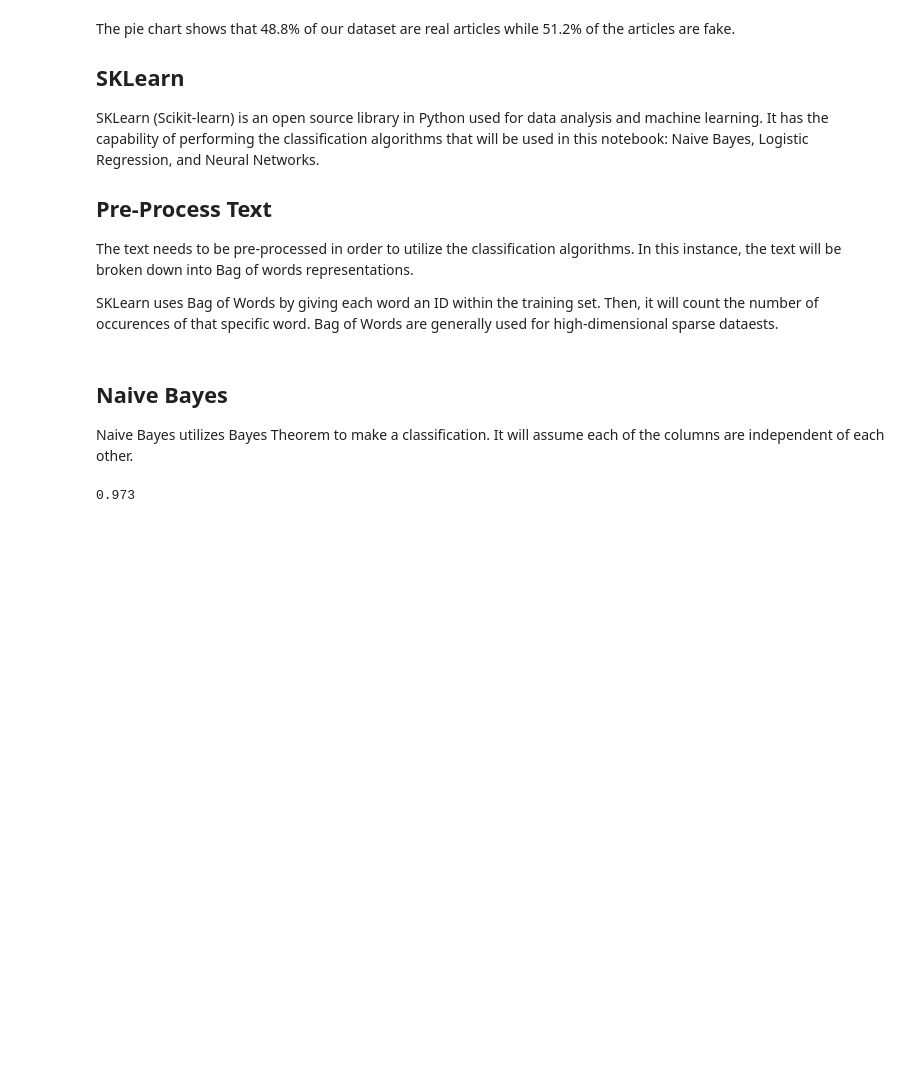
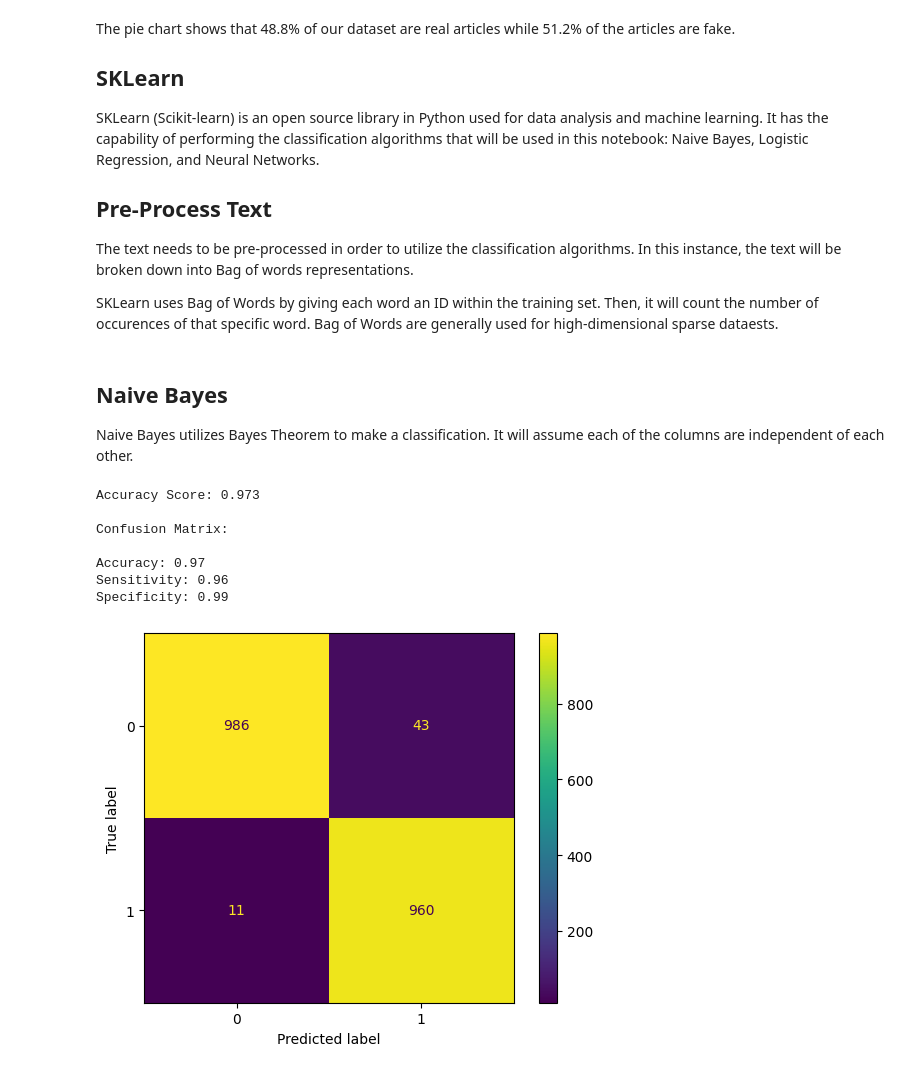
Before and after one commit to AlejoVinluan/NLP-Examples, a Jupyter notebook: Program 6/main.ipynb, the cells around one changed output. Saved outputs shown, nothing was run; the diff lists cells and outputs as text; code cells hidden in the pictures; blank space fills up the shorter version.

```diff
--- a/Program 6/main.ipynb
+++ b/Program 6/main.ipynb
@@ -37,9 +37,7 @@ data = data.sample(n=10000, random_state=123)
 data = data.dropna()
 
 # Split data into 80% train and 20% test
-x_train, x_test, y_train, y_test = train_test_split(data['text'], data['real'], test_size=0.2, random_state=123)
-
-test, train = train_test_split(data, test_size=0.2, random_state=123)
+train, test = train_test_split(data, test_size=0.2, random_state=123)
 # %% [markdown]
 ## Distribution of Real Articles vs Fake
 The following pie chart shows the distribution of the dataset of real articles and fake articles.
@@ -73,26 +71,61 @@ The text needs to be pre-processed in order to utilize the classification algori
 SKLearn uses Bag of Words by giving each word an ID within the training set. Then, it will count the number of occurences of that specific word. Bag of Words are generally used for high-dimensional sparse dataests.
 # %%
 from sklearn.feature_extraction.text import CountVectorizer
+
+# Split the train columns into real and text
+text_train = train['text']
+real_train = train['real']
+
+# Split the test columns into real and text
+text_test = test['text']
+real_test = test['real']
 
 # Utilize Bag of Words for each column in the train and test set
 count_vect = CountVectorizer()
 
 # Transform the training data into Bag of Words
-x_train = count_vect.fit_transform(x_train)
-x_test = count_vect.transform(x_test)
+text_train = count_vect.fit_transform(text_train)
+text_test = count_vect.transform(text_test)
 # %% [markdown]
 ## Naive Bayes
 
 Naive Bayes utilizes Bayes Theorem to make a classification. It will assume each of the columns are independent of each other.
-# %%
-from sklearn.naive_bayes import MultinomialNB
-from sklearn.metrics import accuracy_score
-
-nb = MultinomialNB()
-nb.fit(x_train, y_train)
-
-predictions = nb.predict(x_test)
-
-accuracy = accuracy_score(y_test, predictions)
-# %% [output]
-0.973
+# %%
+from sklearn.naive_bayes import MultinomialNB
+from sklearn.metrics import accuracy_score, confusion_matrix, ConfusionMatrixDisplay
+
+nb = MultinomialNB()
+nb.fit(text_train, real_train)
+
+predictions = nb.predict(text_test)
+
+# Find accuracy of the model
+accu_score = accuracy_score(real_test, predictions)
+print("Accuracy Score:", accu_score, "\n")
+
+con_matrix = confusion_matrix(real_test, predictions)
+TN = con_matrix[0][0]
+FP = con_matrix[0][1]
+FN = con_matrix[1][0]
+TP = con_matrix[1][1]
+
+print("Confusion Matrix:")
+ConfusionMatrixDisplay(con_matrix).plot()
+
+# Calculate accuracy, sensitivity, and specificity from Confusion Matrix
+acc =  (TP + TN) / (TP + TN + FP + FN)
+sen = TP / (TP + FN)
+spe = TN / (TN + FP)
+
+print("\nAccuracy:", '{:.2f}'.format(acc))
+print("Sensitivity:", '{:.2f}'.format(spe))
+print("Specificity:",'{:.2f}'.format(sen))
+# %% [output]
+Accuracy Score: 0.973
+
+Confusion Matrix:
+
+Accuracy: 0.97
+Sensitivity: 0.96
+Specificity: 0.99
+[figure, added]
```
Also changed, not shown: parts of 5 cells of this notebook, 1 other file.
